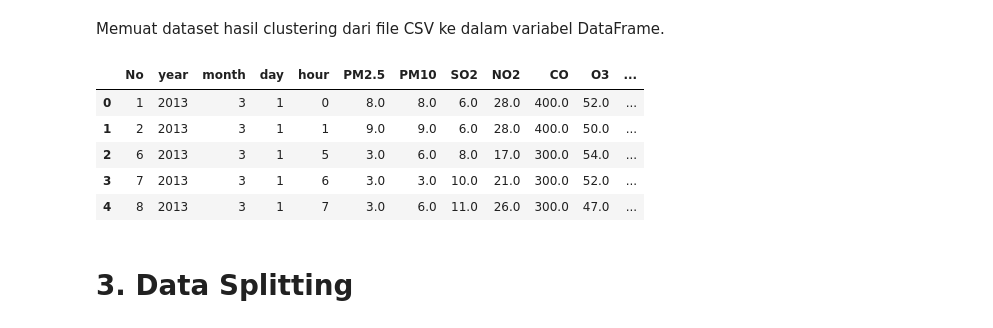
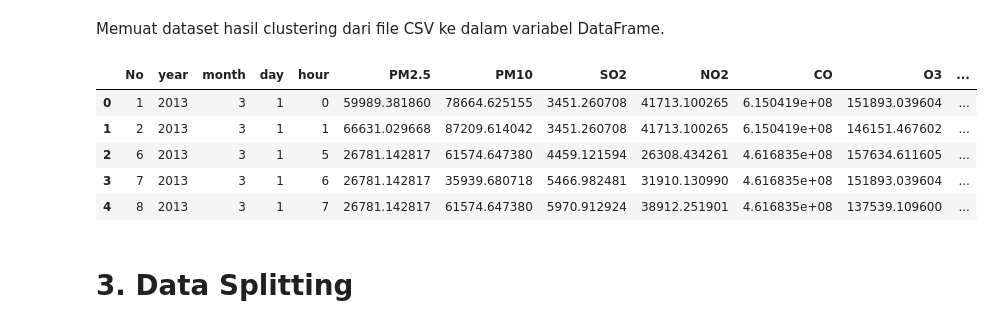
Before and after one commit to rizalgianf/Proyek-ML-Clustering_Klasifikasi, a Jupyter notebook: [Klasifikasi]_Submission_Akhir_BMLP_Rizal.ipynb, the cells around one changed output. Saved outputs shown, nothing was run; the diff lists cells and outputs as text; code cells hidden in the pictures.

```diff
--- a/[Klasifikasi]_Submission_Akhir_BMLP_Rizal.ipynb
+++ b/[Klasifikasi]_Submission_Akhir_BMLP_Rizal.ipynb
@@ -15,17 +18,17 @@ from sklearn.preprocessing import LabelEncoder
 # %% [markdown]
 Memuat dataset hasil clustering dari file CSV ke dalam variabel DataFrame.
 # %%
-df = pd.read_csv('clustering_results.csv')
+df = pd.read_csv('cleaned_data_with_clusters.csv')
 label_encoder = LabelEncoder()
 
 df.head()
 # %% [output]
 |  | No | year | month | day | hour | PM2.5 | PM10 | SO2 | NO2 | CO | O3 | ... |
-| 0 | 1 | 2013 | 3 | 1 | 0 | 8.0 | 8.0 | 6.0 | 28.0 | 400.0 | 52.0 | ... |
-| 1 | 2 | 2013 | 3 | 1 | 1 | 9.0 | 9.0 | 6.0 | 28.0 | 400.0 | 50.0 | ... |
-| 2 | 6 | 2013 | 3 | 1 | 5 | 3.0 | 6.0 | 8.0 | 17.0 | 300.0 | 54.0 | ... |
-| 3 | 7 | 2013 | 3 | 1 | 6 | 3.0 | 3.0 | 10.0 | 21.0 | 300.0 | 52.0 | ... |
-| 4 | 8 | 2013 | 3 | 1 | 7 | 3.0 | 6.0 | 11.0 | 26.0 | 300.0 | 47.0 | ... |
+| 0 | 1 | 2013 | 3 | 1 | 0 | 59989.381860 | 78664.625155 | 3451.260708 | 41713.100265 | 6.150419e+08 | 151893.039604 | ... |
+| 1 | 2 | 2013 | 3 | 1 | 1 | 66631.029668 | 87209.614042 | 3451.260708 | 41713.100265 | 6.150419e+08 | 146151.467602 | ... |
+| 2 | 6 | 2013 | 3 | 1 | 5 | 26781.142817 | 61574.647380 | 4459.121594 | 26308.434261 | 4.616835e+08 | 157634.611605 | ... |
+| 3 | 7 | 2013 | 3 | 1 | 6 | 26781.142817 | 35939.680718 | 5466.982481 | 31910.130990 | 4.616835e+08 | 151893.039604 | ... |
+| 4 | 8 | 2013 | 3 | 1 | 7 | 26781.142817 | 61574.647380 | 5970.912924 | 38912.251901 | 4.616835e+08 | 137539.109600 | ... |
 # %% [markdown]
 # **3. Data Splitting**
 # %% [markdown]
```
Also changed, not shown: parts of 7 cells of this notebook, 2 other files.
